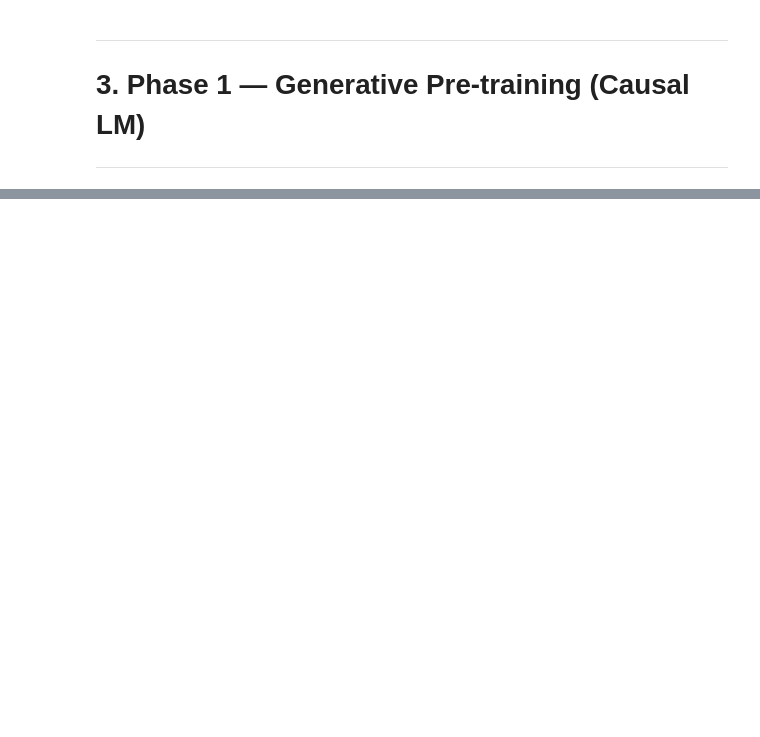
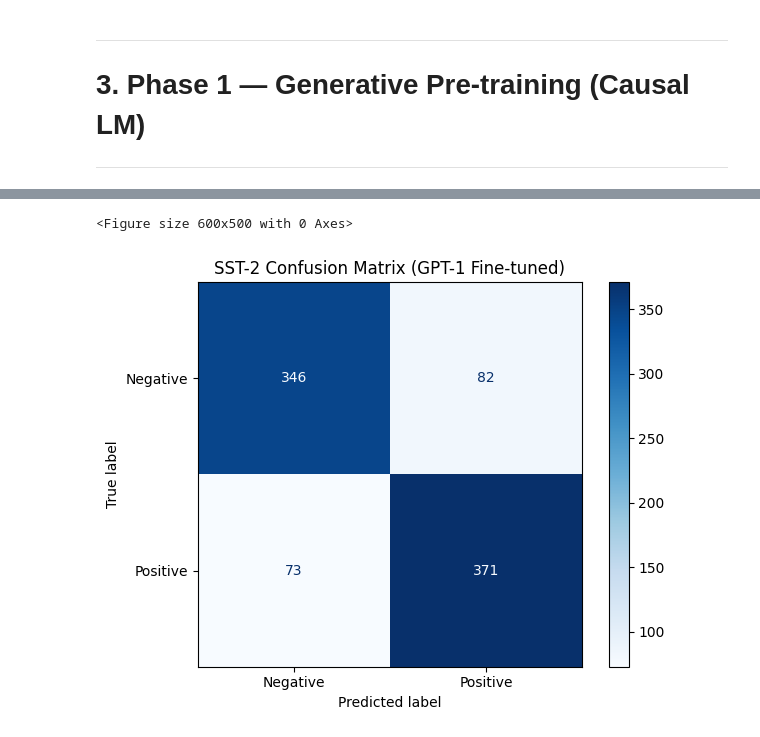
Before and after one commit to chizkidd/transformers-from-scratch, a Jupyter notebook: gpt1-sentiment-classification.ipynb, the cells around one changed output, grey strips where cells are left out. Saved outputs shown, nothing was run; the diff lists cells and outputs as text; code cells hidden in the pictures; blank space fills up the shorter version.

```diff
--- a/gpt1-sentiment-classification.ipynb
+++ b/gpt1-sentiment-classification.ipynb
@@ -1400,0 +1652,28 @@ Unlike BERT, GPT-1 can also **generate text** autoregressively after pre-trainin
+# %%
+# ==========================================
+# 5a. Full Validation Set Evaluation (Public Labels)
+# ==========================================
+# ⚠️ Note: GLUE SST-2 test labels are hidden (-1). We evaluate on the validation split
+# for local metrics.
+
+task_criterion = nn.CrossEntropyLoss()
+lm_criterion = nn.CrossEntropyLoss(ignore_index=-100)
+
+print("\n" + "="*70)
+print("EVALUATING ON SST-2 VALIDATION SET (Public Labels)")
+print("="*70)
+
+# Use validation loader since test set labels are hidden in GLUE
+val_loss, val_acc, val_f1, val_prec, val_rec, val_preds, val_labels = evaluate_sst2(
+    classifier, sst2_val_loader, task_criterion, lm_criterion, AUX_LM_WEIGHT, DEVICE, NUM_CLASSES
+)
+
+print(f"  Loss:              {val_loss:.4f}")
+print(f"  Accuracy:          {val_acc*100:.2f}% ← Primary SST-2 metric")
+print(f"  F1-Binary:         {val_f1*100:.2f}%")
+print(f"  Precision:         {val_prec*100:.2f}%")
+print(f"  Recall:            {val_rec*100:.2f}%")
+print("="*70)
+
+print("\nClassification Report:")
+print(classification_report(val_labels, val_preds, target_names=LABEL_NAMES))
@@ -1400,0 +1700,15 @@ Unlike BERT, GPT-1 can also **generate text** autoregressively after pre-trainin
+# %%
+# ==========================================
+# 5b. Confusion Matrix
+# ==========================================
+
+cm = confusion_matrix(val_labels, val_preds)
+plt.figure(figsize=(6, 5))
+ConfusionMatrixDisplay(cm, display_labels=LABEL_NAMES).plot(cmap='Blues', values_format='d')
+plt.title('SST-2 Confusion Matrix (GPT-1 Fine-tuned)')
+plt.tight_layout()
+plt.savefig('gpt1_sst2_confusion_matrix.png', dpi=150, bbox_inches='tight')
+plt.show()
+# %% [output]
+<Figure size 600x500 with 0 Axes>
+[figure, added]
```
Also changed, not shown: parts of 57 cells of this notebook.
